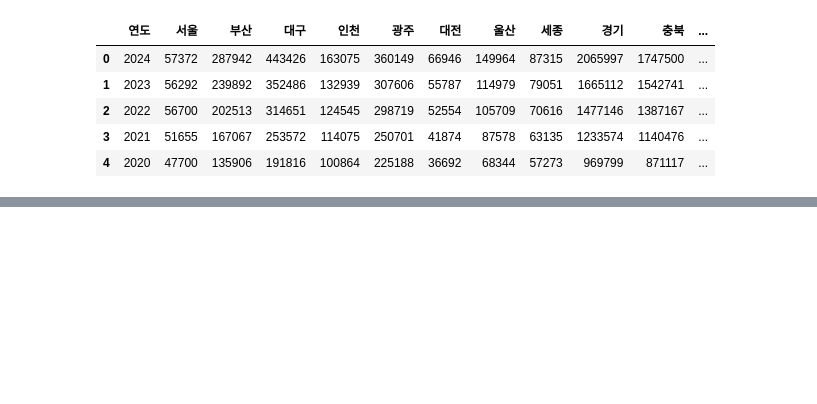
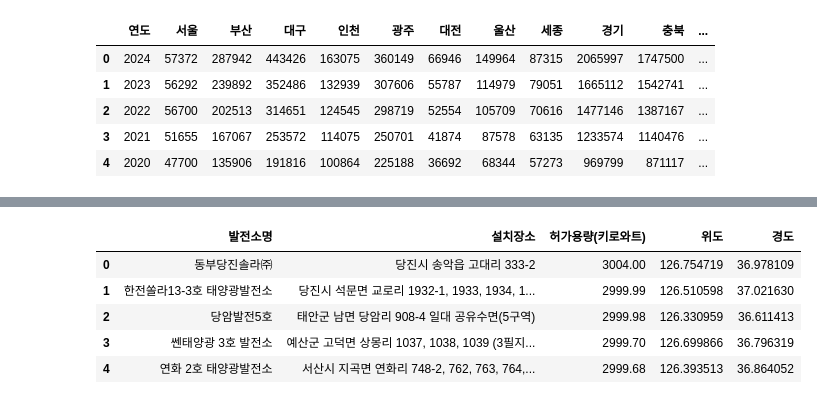
Before and after one commit to taehyunan-99/project_seasonal_renewable_energy, a Jupyter notebook: main.ipynb, the cells around one changed output, grey strips where cells are left out. Cells and saved outputs as stored; diff of their text form; code cells hidden in the pictures; blank space fills up the shorter version.

```diff
--- a/main.ipynb
+++ b/main.ipynb
@@ -605,0 +411,31 @@ plt.show()
+# %%
+# 충남지역 발전소 현황
+
+cn_solar = pd.read_csv("dataset/충청남도_발전사업 현황.csv", encoding="cp949")
+
+# 설비용량 높은 순서대로 정렬
+mask = cn_solar.iloc[:,-1] == "태양광"
+cn_solar = cn_solar[mask].reset_index(drop=True)
+
+# 데이터 간소화
+cn_solar = cn_solar[[" 발전소명 ", "설치장소", " 허가용량(키로와트) "]]
+
+# 데이터 정렬
+cn_solar = cn_solar.sort_values([" 허가용량(키로와트) "], ascending=False).reset_index(drop=True)
+cn_solar = cn_solar.iloc[[0,1,2,27,28],:].reset_index(drop=True)
+
+# 위도 / 경도 추가
+cn_solar["위도"] = [126.7547192,126.5105981,126.3309592,126.6998657,126.3935127]
+cn_solar["경도"] = [36.9781090,37.0216299,36.6114134,36.7963187,36.8640524]
+
+# 엑셀 파일 저장
+# cn_solar.to_excel("dataset/충남_설비목록.xlsx", index=False, engine="openpyxl")
+
+cn_solar
+# %% [output]
+|  | 발전소명 | 설치장소 | 허가용량(키로와트) | 위도 | 경도 |
+| 0 | 동부당진솔라㈜ | 당진시 송악읍 고대리 333-2 | 3004.00 | 126.754719 | 36.978109 |
+| 1 | 한전쏠라13-3호 태양광발전소 | 당진시 석문면 교로리 1932-1, 1933, 1934, 1... | 2999.99 | 126.510598 | 37.021630 |
+| 2 | 당암발전5호 | 태안군 남면 당암리 908-4 일대 공유수면(5구역) | 2999.98 | 126.330959 | 36.611413 |
+| 3 | 쎈태양광 3호 발전소 | 예산군 고덕면 상몽리 1037, 1038, 1039 (3필지... | 2999.70 | 126.699866 | 36.796319 |
+| 4 | 연화 2호 태양광발전소 | 서산시 지곡면 연화리 748-2, 762, 763, 764,... | 2999.68 | 126.393513 | 36.864052 |
```
Also changed, not shown: parts of 25 cells of this notebook, 3 other files.
